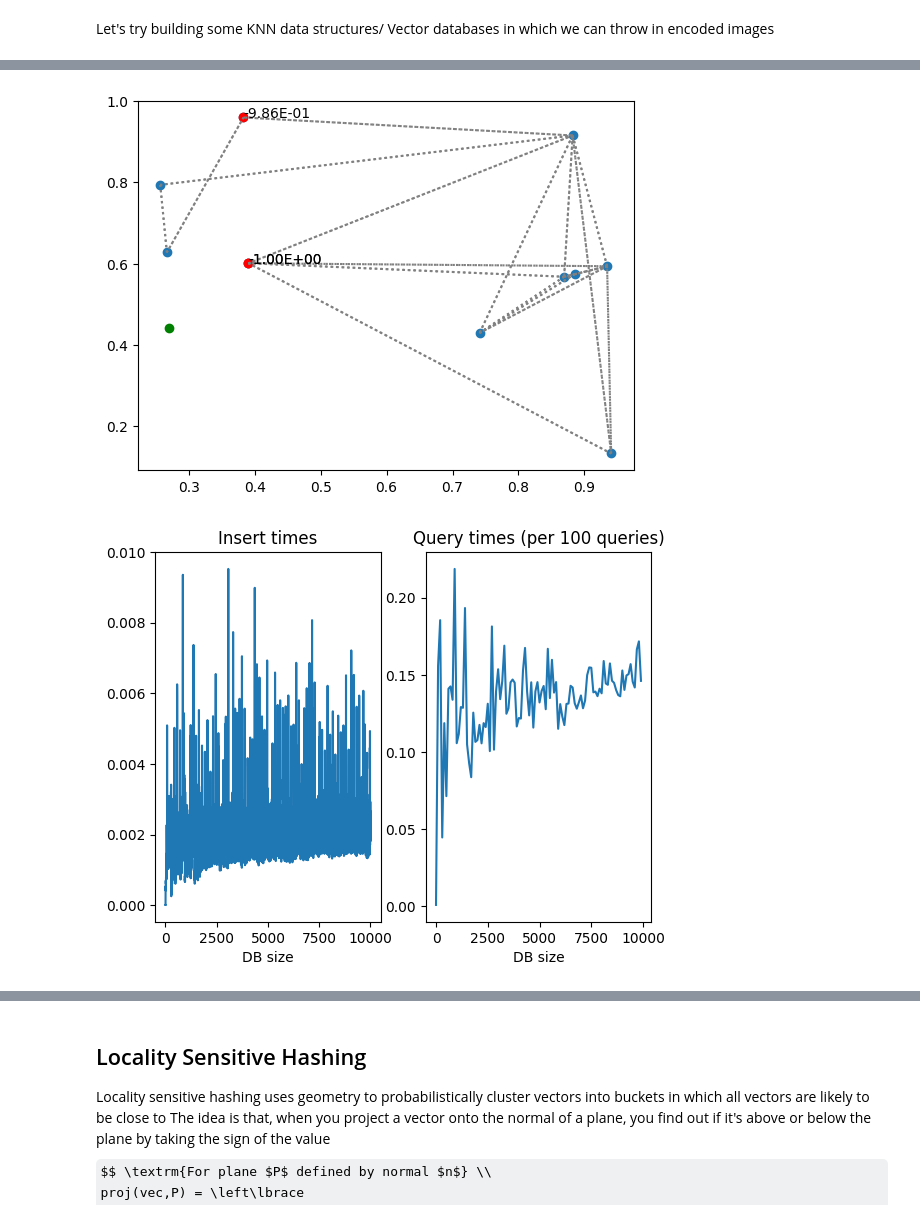
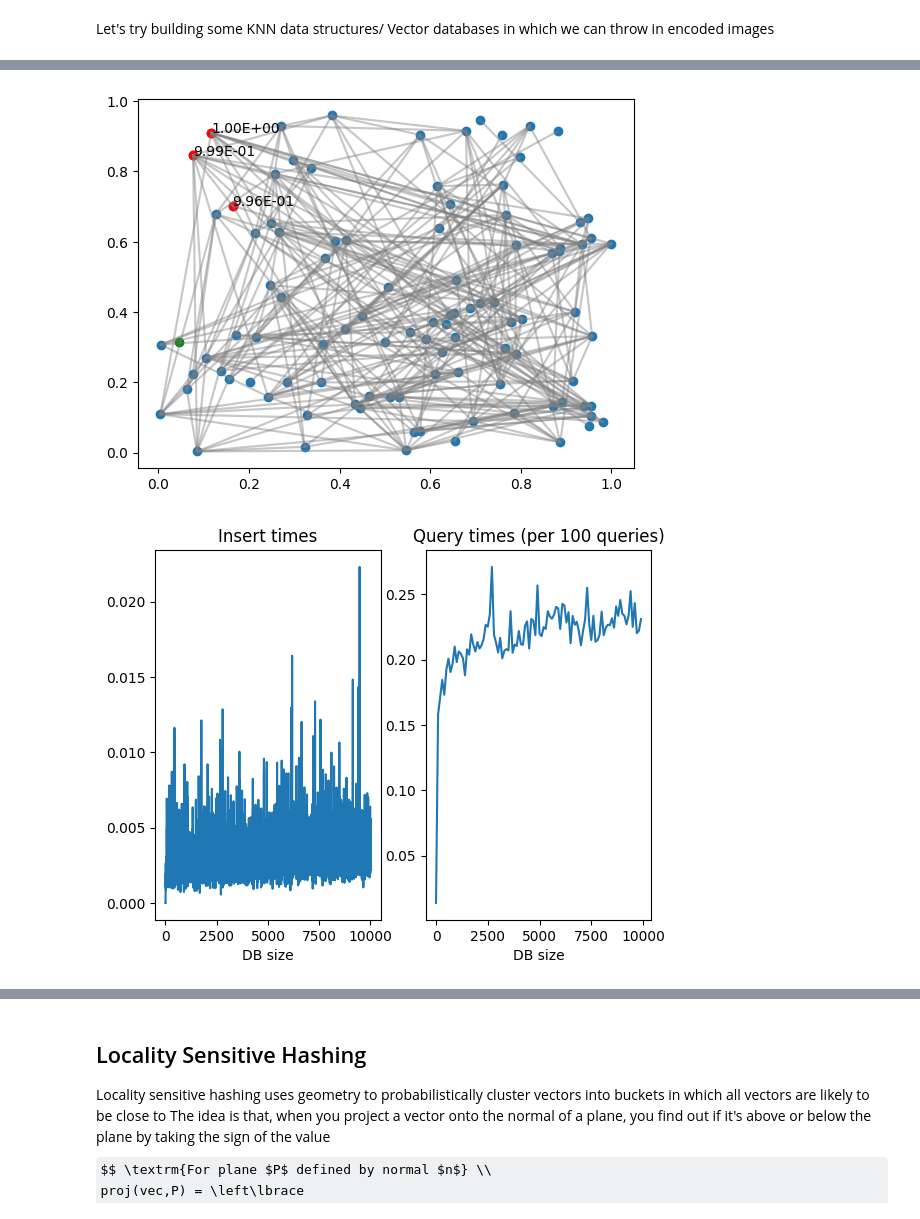
Before and after one commit to kabrol98/fashionNet, a Jupyter notebook: KNN.ipynb, the cells around one changed output, grey strips where cells are left out. Saved outputs shown, nothing was run; the diff lists cells and outputs as text; code cells hidden in the pictures; some formulas as TeX source.

```diff
--- a/KNN.ipynb
+++ b/KNN.ipynb
@@ -307,7 +396,7 @@ class NSW():
 # %%
 # Test some basic functionality with 2D vectors
 torch.manual_seed(42)
-TEST_N = 10
+TEST_N = 100
 tv = []
 for i in range(TEST_N):
     tv.append(torch.rand(2, dtype=torch.float32))
@@ -315,41 +404,42 @@ test_vectors = [t.reshape(1, -1) for t in tv]
 euclidean = lambda t1, t2 : (t1 - t2).pow(2).sum().sqrt()
 test_nsw = NSW(
     sim = F.cosine_similarity,
-    sim_sign=-1.0
+    sim_sign=1.0
 )
 for t in test_vectors:
     test_nsw.insert(t)
 
 # plot points in 2D space
 xs, ys = [t[0] for t in tv], [t[1] for t in tv]
 plt.scatter(xs, ys)
 
 # plot edges in 2d space
 for begin in range(len(test_vectors)):
     for end in test_nsw.graph[begin]:
         # plot a line showing the edge
         xs = [tv[begin][0], tv[end][0]]
         ys = [tv[begin][1], tv[end][1]]
-        plt.plot(xs, ys, color='gray',  linestyle='dotted')
+        plt.plot(xs, ys, color='gray',  alpha = 0.25)
 
 # generate random query vector in green
 query = torch.rand(2, dtype=torch.float32).reshape(1, -1)
 plt.scatter(query[0,0], query[0,1], color='green')
 
 # lookup query and label candidates red
 cands, dists = test_nsw.lookup(query, dist=True)
 candx = [c.detach().numpy().squeeze()[0] for c in cands]
 candy = [c.detach().numpy().squeeze()[1] for c in cands]
 plt.scatter(candx, candy, color='red')
 
 # label distances
 dists = [d.detach().numpy().squeeze() for d in dists]
 for cx,cy,d in zip(candx, candy, dists):
     plt.text(cx,cy, f'{d:.2E}')
 
 plt.show()
+# print(test_nsw.num_refactors)
 # %% [output]
-[figure, old version]
+[figure, new version]
 # %%
 
 # Benchark NSW against size of dataset.
@@ -405,11 +495,11 @@ def plot_benchmark(inserts, queries, sizes):
 # initialize NSW with random values.
 size = len(training_data)
 euclidean = lambda t1, t2 : (t1 - t2).pow(2).sum().sqrt()
-nsw = NSW(sim=euclidean, sim_sign=1)
+nsw = NSW(sim=F.cosine_similarity, sim_sign=1)
 insert_times, query_times, db_sizes = fill_db(nsw, 10000)
 plot_benchmark(insert_times, query_times, db_sizes)
 # %% [output]
-[figure, old version]
+[figure, new version]
 # %%
 # This is a boxplot of the degrees of nodes in the nsw graph.
 # This was so incredibly important in figuring out what was going on with the long insert/ query times
```
Also changed, not shown: parts of 10 cells of this notebook.
